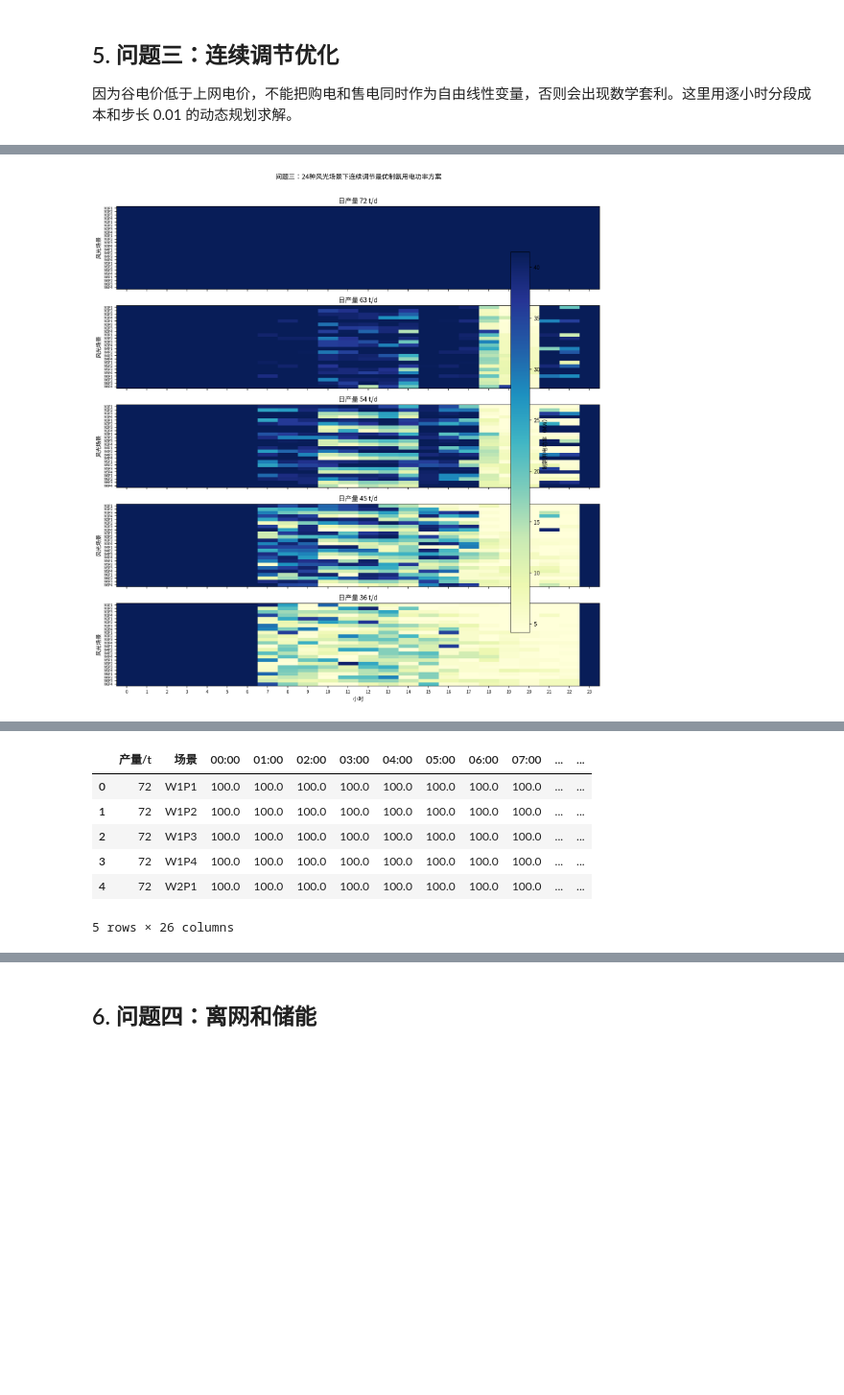
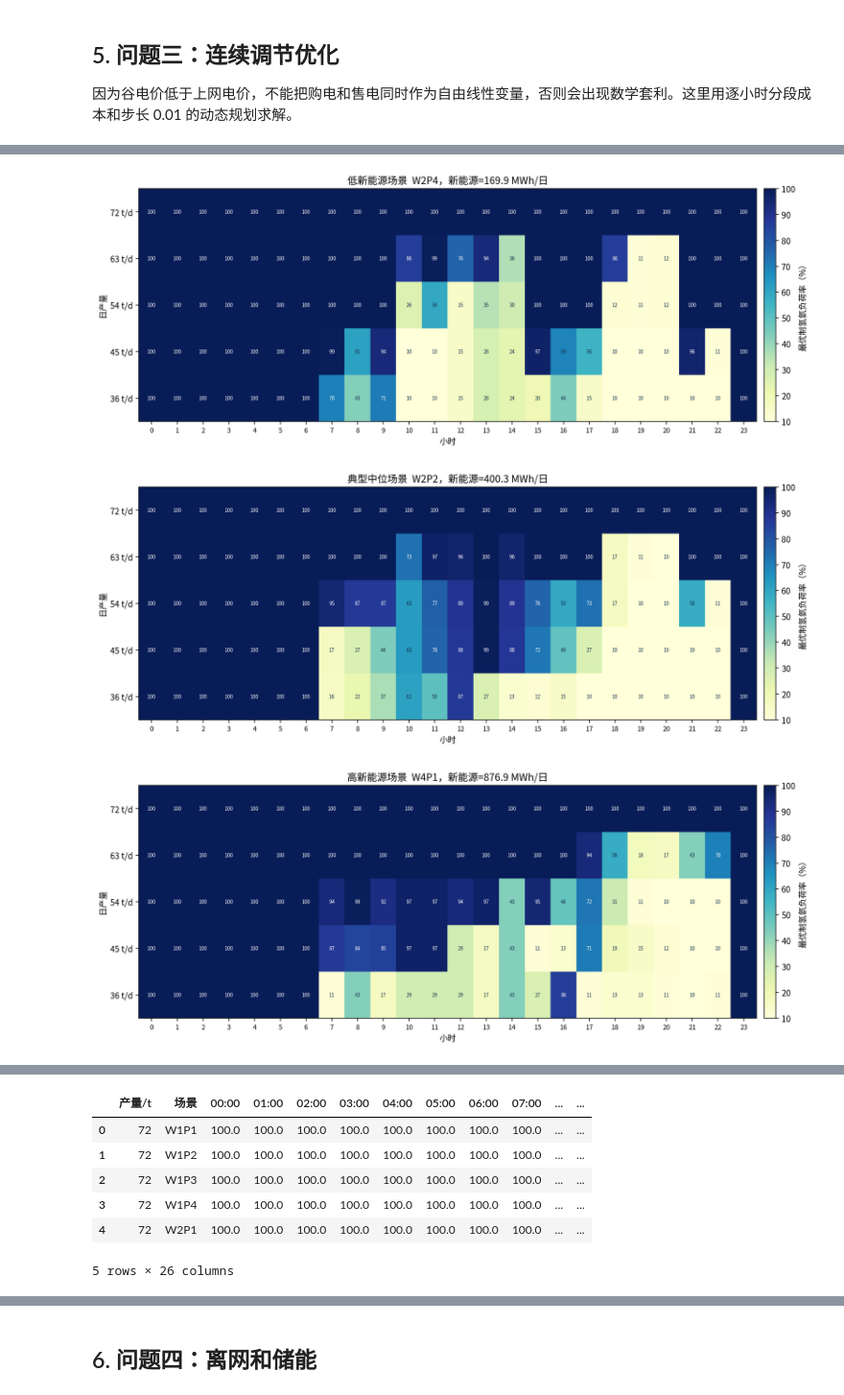
Before and after one commit to wurldwen/---, a Jupyter notebook: A题第1-4题计算代码.ipynb, the cells around one changed output, grey strips where cells are left out. Shown at 96% size. Saved outputs shown, nothing was run; the diff lists cells and outputs as text; code cells hidden in the pictures; blank space fills up the shorter version.

```diff
--- a/A题第1-4题计算代码.ipynb
+++ b/A题第1-4题计算代码.ipynb
@@ -871,7 +906,31 @@ q3_prod_summary, q3_prod_class, q3_class, annual_prod_q3, annual_total_cost_q3,
 # %%
-# 问题三（1）：每种日发电场景下的最优制氨用电功率调度方案。
-# 纵轴为24种风光场景，横轴为24小时；颜色为最优制氨用电功率 MW。
+# 问题三（1）：每种日发电场景下的最优制氢用电功率调度方案。
+# 选取3个代表性风光场景：低新能源、典型中位、高新能源。每个场景单独一张图，颜色用负荷率百分比表示。
 scenario_order = [f'W{iw}P{ip}' for iw in range(1, 7) for ip in range(1, 5)]
+scenario_energy_rows = []
+for name in scenario_order:
+    iw = int(name[1]) - 1
+    ip = int(name[3]) - 1
+    wind, pv = scenario_power(iw, ip)
+    scenario_energy_rows.append({
+        '场景': name,
+        '风电/MWh': wind.sum(),
+        '光伏/MWh': pv.sum(),
+        '新能源/MWh': (wind + pv).sum(),
+    })
+scenario_energy_df = pd.DataFrame(scenario_energy_rows)
+median_energy = scenario_energy_df['新能源/MWh'].median()
+low_scene = scenario_energy_df.loc[scenario_energy_df['新能源/MWh'].idxmin(), '场景']
+high_scene = scenario_energy_df.loc[scenario_energy_df['新能源/MWh'].idxmax(), '场景']
+mid_scene = scenario_energy_df.iloc[(scenario_energy_df['新能源/MWh'] - median_energy).abs().argsort().iloc[0]]['场景']
+selected_scenarios = list(dict.fromkeys([low_scene, mid_scene, high_scene]))
+scenario_label_map = {
+    low_scene: '低新能源场景',
+    mid_scene: '典型中位场景',
+    high_scene: '高新能源场景',
+}
+scenario_energy_df.to_csv(OUT / 'q3_representative_scenarios_summary.csv', index=False, encoding='utf-8-sig')
+
 q3_power_mats = {}
 q3_load_rate_mats = {}
 for p in PRODUCTIONS:
@@ -887,34 +946,74 @@ for p in PRODUCTIONS:
     q3_load_rate_mats[p] = np.vstack(rate_rows)
     q3_power_mats[p] = np.vstack(power_rows)
 
+# 三张独立图，每个代表场景一张，颜色为负荷率百分比。
+for scene in selected_scenarios:
+    heat = []
+    for p in PRODUCTIONS:
+        candidates = q3_detail[scene]
+        for cand_p, y, ind, cost, row in candidates:
+            if cand_p == p:
+                heat.append(y * 100)
+                break
+    heat = np.vstack(heat)
+    iw = int(scene[1]) - 1
+    ip = int(scene[3]) - 1
+    wind, pv = scenario_power(iw, ip)
+    re_energy = (wind + pv).sum()
+
+    fig, ax = plt.subplots(figsize=(13.2, 4.8), dpi=160)
+    im = ax.imshow(heat, aspect='auto', cmap='YlGnBu', vmin=10, vmax=100)
+    ax.set_yticks(np.arange(len(PRODUCTIONS)))
+    ax.set_yticklabels([f'{p} t/d' for p in PRODUCTIONS])
+    ax.set_xticks(HOURS)
+    ax.set_xticklabels([str(h) for h in HOURS], fontsize=8)
+    ax.set_xlabel('小时')
+    ax.set_ylabel('日产量')
+    ax.set_title(f'{scenario_label_map[scene]}  {scene}，新能源={re_energy:.1f} MWh/日')
+    for i in range(heat.shape[0]):
+        for h in range(heat.shape[1]):
+            val = heat[i, h]
+            if val >= 70:
+                ax.text(h, i, f'{val:.0f}', ha='center', va='center', fontsize=6, color='white')
+            elif val > 0:
+                ax.text(h, i, f'{val:.0f}', ha='center', va='center', fontsize=6, color='#17324d')
+    cb = fig.colorbar(im, ax=ax, pad=0.01)
+    cb.set_label('最优制氢氨负荷率（%）')
+    fig.tight_layout()
+    safe_scene = scene.replace('P', 'p')
+    fig.savefig(OUT / f'q3_representative_scenario_heatmap_{safe_scene}.png', bbox_inches='tight')
+    plt.show()
+
+# 另保留一张五产量合并总览图，便于附录展示。
 fig, axes = plt.subplots(len(PRODUCTIONS), 1, figsize=(13.5, 13.5), dpi=160, sharex=True)
 for ax, p in zip(axes, PRODUCTIONS):
     im = ax.imshow(q3_power_mats[p], aspect='auto', cmap='YlGnBu', vmin=41.5 * 0.1, vmax=41.5)
     ax.set_title(f'日产量 {p} t/d')
     ax.set_yticks(np.arange(len(scenario_order)))
     ax.set_yticklabels(scenario_order, fontsize=6)
     ax.set_ylabel('风光场景')
-    ax.grid(False)
 axes[-1].set_xticks(HOURS)
 axes[-1].set_xticklabels([str(h) for h in HOURS], fontsize=8)
 axes[-1].set_xlabel('小时')
 cb = fig.colorbar(im, ax=axes, pad=0.01, shrink=0.92)
-cb.set_label('制氨用电功率（MW）')
-fig.suptitle('问题三：24种风光场景下连续调节最优制氨用电功率方案', y=0.995)
+cb.set_label('制氢用电功率（MW）')
+fig.suptitle('问题三：24种风光场景下连续调节最优制氢用电功率方案总览', y=0.995)
 fig.tight_layout(rect=[0, 0, 0.96, 0.985])
 fig.savefig(OUT / 'q3_optimal_power_by_scenario_heatmaps.png', bbox_inches='tight')
 plt.show()
 
 # 同步导出负荷率矩阵，便于附录或检查。
 q3_load_rate_detail_rows = []
 for p in PRODUCTIONS:
     mat = q3_load_rate_mats[p]
     for i, name in enumerate(scenario_order):
         row = {'产量/t': p, '场景': name}
         row.update({f'{h:02d}:00': mat[i, h] for h in HOURS})
         q3_load_rate_detail_rows.append(row)
 q3_optimal_load_rate_detail = pd.DataFrame(q3_load_rate_detail_rows)
 q3_optimal_load_rate_detail.to_csv(OUT / 'q3_optimal_load_rate_by_scenario.csv', index=False, encoding='utf-8-sig')
 q3_optimal_load_rate_detail.head()
 # %% [output]
-[figure, old version]
+[figure, new version]
+[figure, added]
+[figure, added]
```
Also changed, not shown: parts of 10 cells of this notebook, 29 other files.
